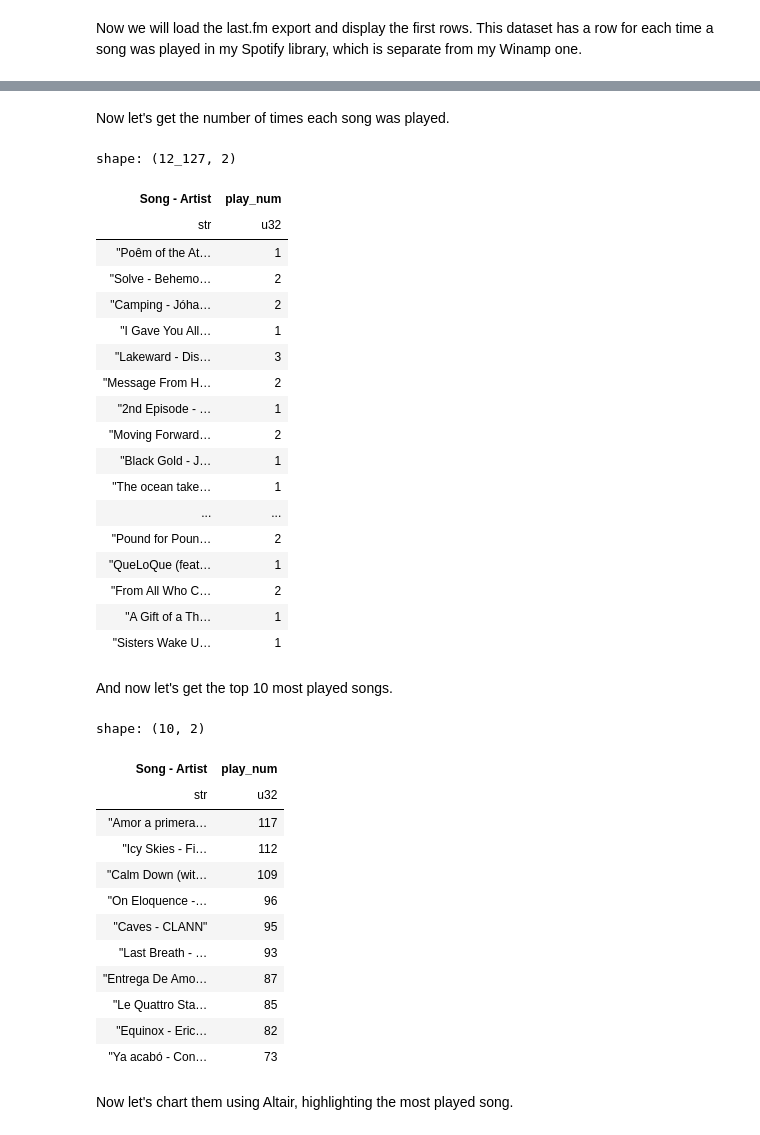
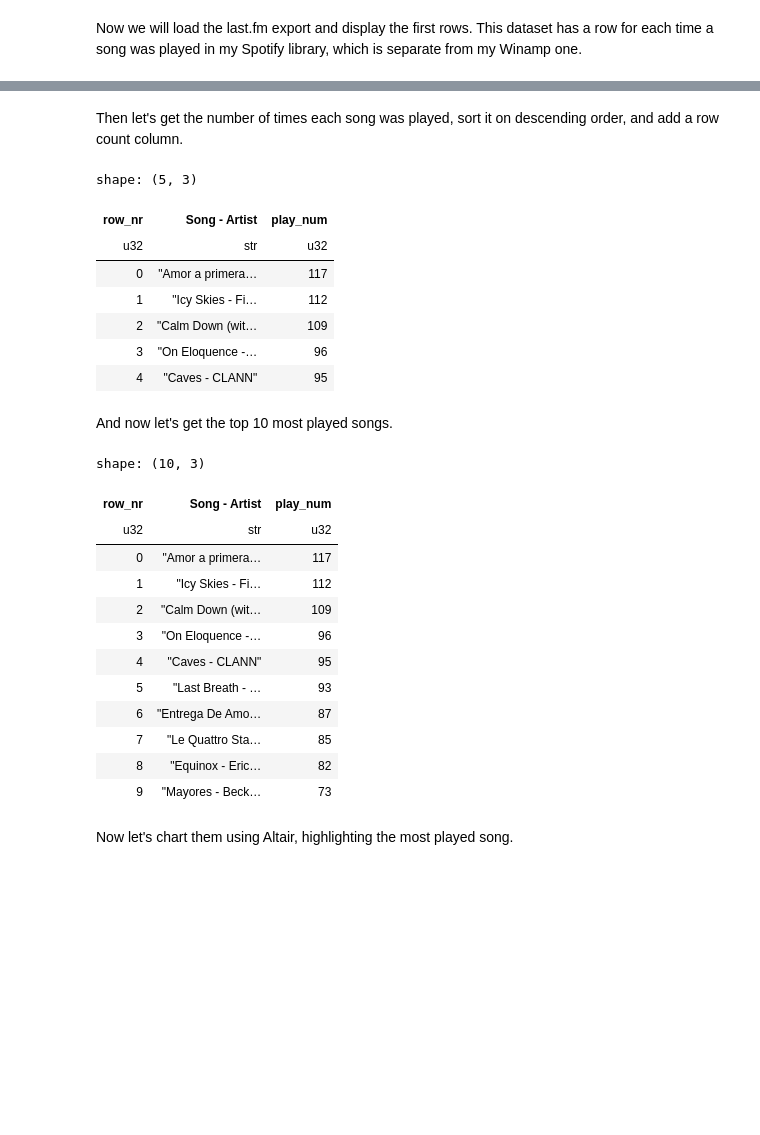
Before and after one commit to Underdoge/music-ds, a Jupyter notebook: Jupyter_Workbook.ipynb, the cells around one changed output, grey strips where cells are left out. Cells and saved outputs as stored; diff of their text form; code cells hidden in the pictures; blank space fills up the shorter version.

```diff
--- a/Jupyter_Workbook.ipynb
+++ b/Jupyter_Workbook.ipynb
@@ -450,49 +474,38 @@ shape: (5, 9)
 # %% [markdown]
-Now let's get the number of times each song was played.
+Then let's get the number of times each song was played, sort it on descending order, and add a row count column.
 # %%
-num_played_songs = scrobbles_df.group_by('Song - Artist').agg(
+played_songs = scrobbles_df.group_by('Song - Artist').agg(
     pl.col('Song - Artist').count().alias('play_num')
-)
-num_played_songs
+).sort(by="play_num", descending=True).with_row_count()
+played_songs.head()
 # %% [output]
-shape: (12_127, 2)
+shape: (5, 3)
-| Song - Artist | play_num |
-| str | u32 |
-| "Poêm of the At… | 1 |
-| "Solve - Behemo… | 2 |
-| "Camping - Jóha… | 2 |
-| "I Gave You All… | 1 |
-| "Lakeward - Dis… | 3 |
-| "Message From H… | 2 |
-| "2nd Episode - … | 1 |
-| "Moving Forward… | 2 |
-| "Black Gold - J… | 1 |
-| "The ocean take… | 1 |
-| ... | ... |
-| "Pound for Poun… | 2 |
-| "QueLoQue (feat… | 1 |
-| "From All Who C… | 2 |
-| "A Gift of a Th… | 1 |
-| "Sisters Wake U… | 1 |
+| row_nr | Song - Artist | play_num |
+| u32 | str | u32 |
+| 0 | "Amor a primera… | 117 |
+| 1 | "Icy Skies - Fi… | 112 |
+| 2 | "Calm Down (wit… | 109 |
+| 3 | "On Eloquence -… | 96 |
+| 4 | "Caves - CLANN" | 95 |
 # %% [markdown]
 And now let's get the top 10 most played songs.
 # %%
-top_10_played_songs = num_played_songs.top_k(10, by="play_num")
+top_10_played_songs = played_songs.top_k(10, by="play_num")
 top_10_played_songs
 # %% [output]
-shape: (10, 2)
+shape: (10, 3)
-| Song - Artist | play_num |
-| str | u32 |
-| "Amor a primera… | 117 |
-| "Icy Skies - Fi… | 112 |
-| "Calm Down (wit… | 109 |
-| "On Eloquence -… | 96 |
-| "Caves - CLANN" | 95 |
-| "Last Breath - … | 93 |
-| "Entrega De Amo… | 87 |
-| "Le Quattro Sta… | 85 |
-| "Equinox - Eric… | 82 |
-| "Ya acabó - Con… | 73 |
+| row_nr | Song - Artist | play_num |
+| u32 | str | u32 |
+| 0 | "Amor a primera… | 117 |
+| 1 | "Icy Skies - Fi… | 112 |
+| 2 | "Calm Down (wit… | 109 |
+| 3 | "On Eloquence -… | 96 |
+| 4 | "Caves - CLANN" | 95 |
+| 5 | "Last Breath - … | 93 |
+| 6 | "Entrega De Amo… | 87 |
+| 7 | "Le Quattro Sta… | 85 |
+| 8 | "Equinox - Eric… | 82 |
+| 9 | "Mayores - Beck… | 73 |
 # %% [markdown]
 Now let's chart them using Altair, highlighting the most played song.
 # %%
```
Also changed, not shown: parts of 22 cells of this notebook, 2 other files.
